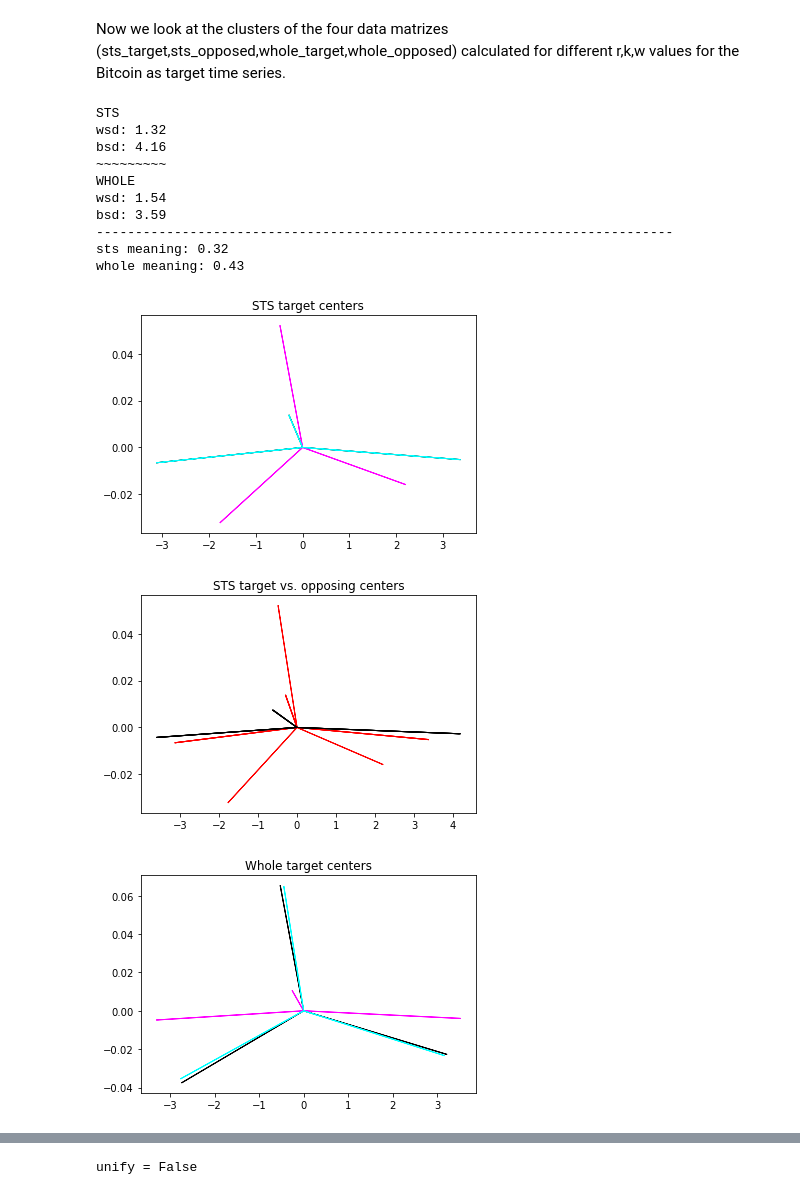
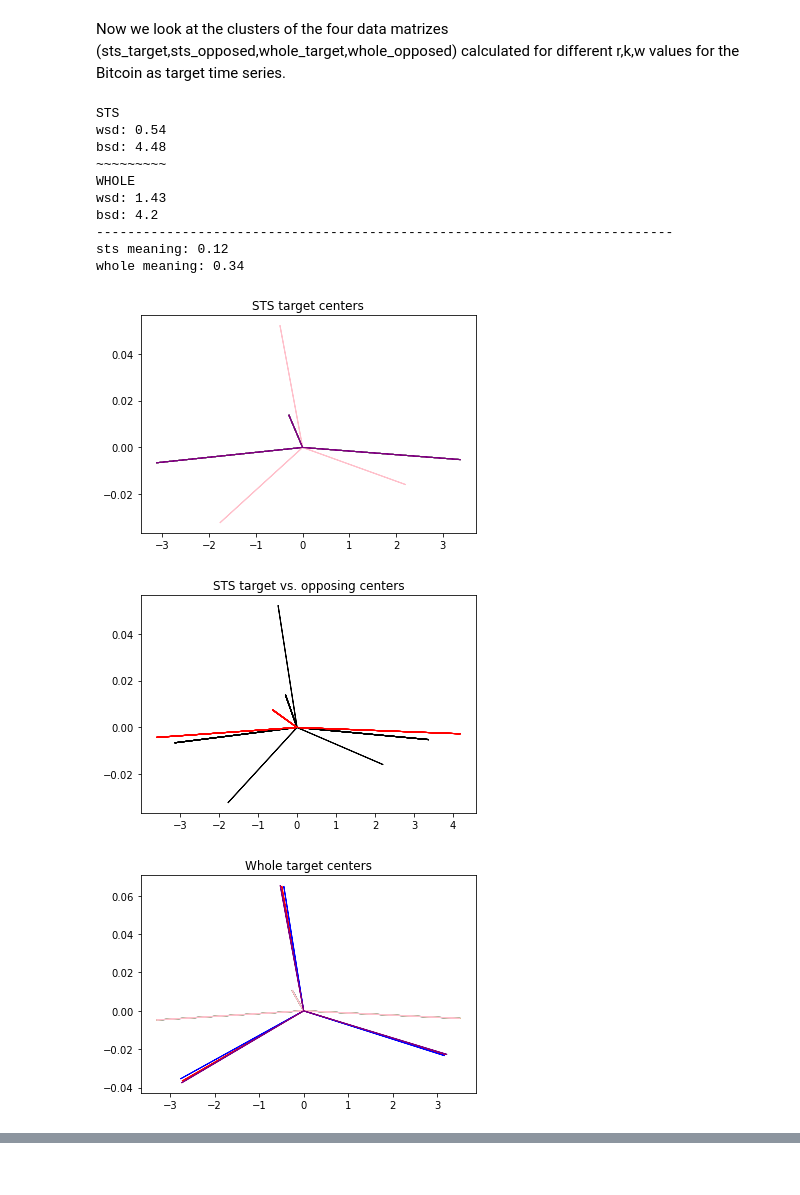
Before and after one commit to dapetri/Revisiting-STS-Clustering-Meaninglessness, a Jupyter notebook: py/exp_meaningfulness.ipynb, the cells around one changed output, grey strips where cells are left out. Drawn from its saved outputs; the diff is of its cells as text; code cells hidden in the pictures.

```diff
--- a/py/exp_meaningfulness.ipynb
+++ b/py/exp_meaningfulness.ipynb
@@ -710,7 +710,7 @@ dim_red                 = True
 
 ##############################
 n = 1
-r = 3
+r = 10
 
 k = 3
 w = 8
@@ -881,44 +881,44 @@ plt.show()
 
 for r in range(len(pca_sts_target_centers)):
     for v in pca_sts_target_centers[r]:
-        plt.arrow(0,0,v[0],v[1],width = 0.00000001,head_length=0.05,head_width=0.00005,shape='full',  linestyle='-',color = 'red')
+        plt.arrow(0,0,v[0],v[1],width = 0.00000001,head_length=0.05,head_width=0.00005,shape='full',  linestyle='-',color = 'black')
 for r in range(len(pca_sts_opposing_centers)):
     for v in pca_sts_opposing_centers[r]:
-        plt.arrow(0,0,v[0],v[1],width = 0.00000001,head_length=0.05,head_width=0.00005,shape='full',  linestyle='-',color = 'black')
+        plt.arrow(0,0,v[0],v[1],width = 0.00000001,head_length=0.05,head_width=0.00005,shape='full',  linestyle='-',color = 'red')
 plt.title('STS target vs. opposing centers')
 plt.show()
 
 for r in range(len(pca_whole_target_centers)):
     for v in pca_whole_target_centers[r]:
         plt.arrow(0,0,v[0],v[1],width = 0.00000001,head_length=0.05,head_width=0.00005,shape='full',  linestyle='-',color = colors[r])
 plt.title('Whole target centers')
 plt.show()
 
 # for r in range(len(pca_whole_opposing_centers)):
 #     for v in pca_whole_opposing_centers[r]:
 #         plt.arrow(0,0,v[0],v[1],width = 0.00000001,head_length=0.05,head_width=0.00005,shape='full',  linestyle='-',color = colors[r])
 # plt.title('Whole opposing centers')
 # plt.show()
 
 for r in range(len(pca_whole_target_centers)):
     for v in pca_whole_target_centers[r]:
         plt.arrow(0,0,v[0],v[1],width = 0.00000001,head_length=0.05,head_width=0.00005,shape='full',  linestyle='-',color = 'black')
 for r in range(len(pca_whole_opposing_centers)):
     for v in pca_whole_opposing_centers[r]:
         plt.arrow(0,0,v[0],v[1],width = 0.00000001,head_length=0.05,head_width=0.00005,shape='full',  linestyle='-',color = 'red')
 plt.title('Whole target vs. opposing centers')
 plt.show()
 # %% [output]
 STS
-wsd: 1.32
-bsd: 4.16
+wsd: 0.54
+bsd: 4.48
 ~~~~~~~~~
 WHOLE
-wsd: 1.54
-bsd: 3.59
+wsd: 1.43
+bsd: 4.2
 --------------------------------------------------------------------------
-sts meaning: 0.32
-whole meaning: 0.43
+sts meaning: 0.12
+whole meaning: 0.34
-[figure, old version]
+[figure, new version]
-[figure, old version]
+[figure, new version]
-[figure, old version]
+[figure, new version]
@@ -926,4 +925,0 @@ whole meaning: 0.43
-# %%
-print('unify = False')
-# %% [output]
-unify = False
```
Also changed, not shown: parts of 1 cell of this notebook, 7 other files.
